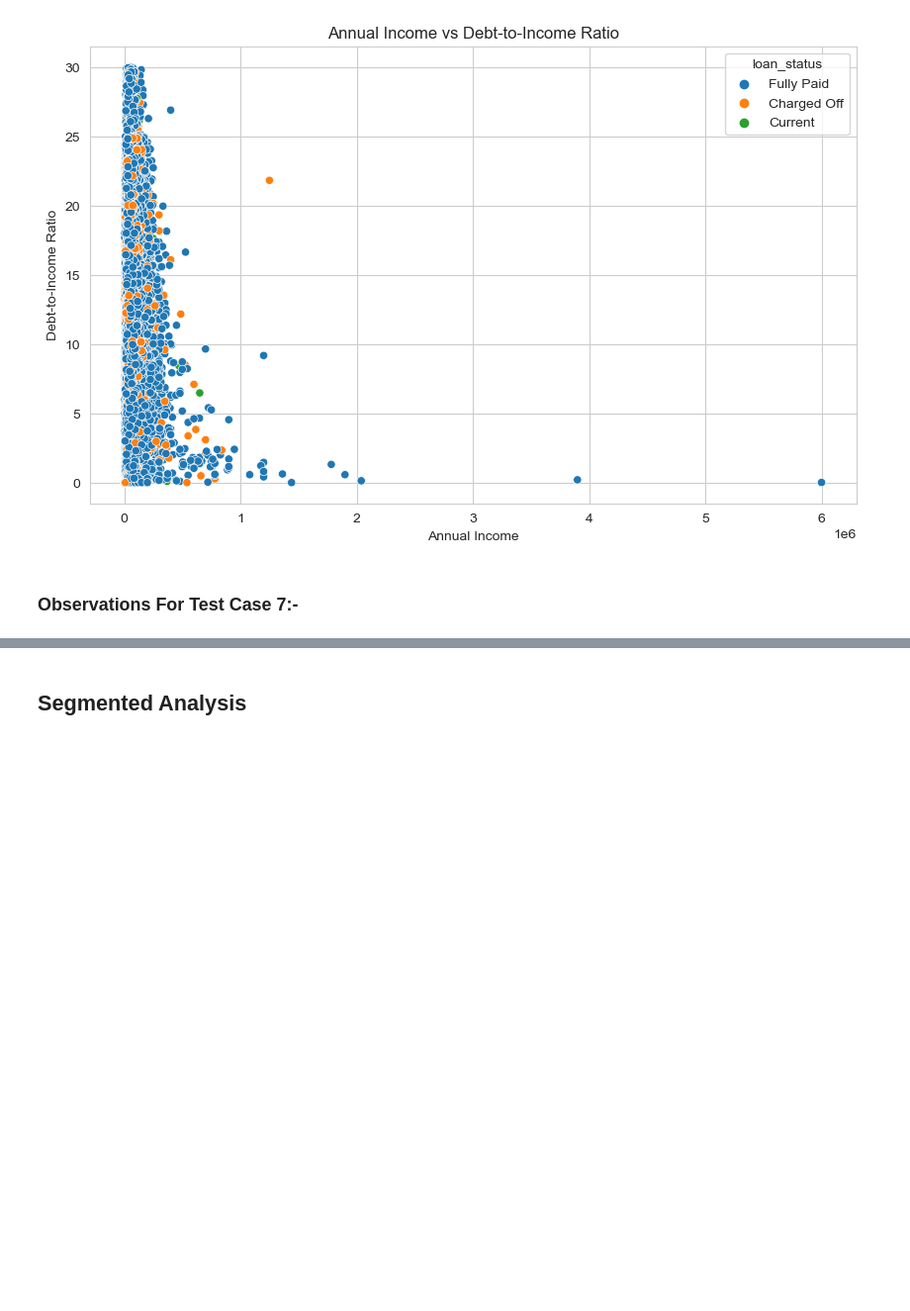
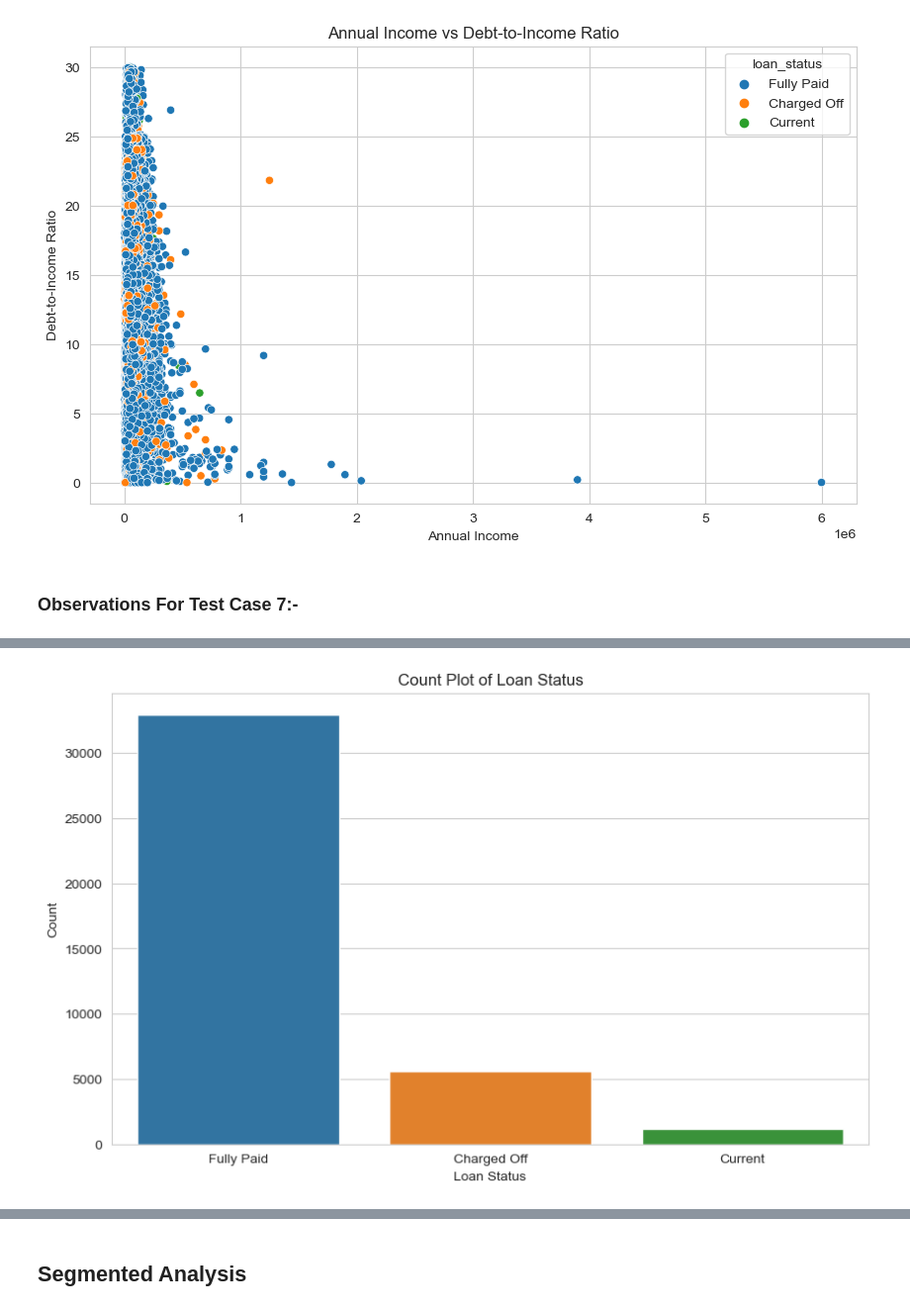
Before and after one commit to nikdev001/Upgrad-Lending-Club-Case-Study, a Jupyter notebook: Nikhil-Nishant.ipynb, the cells around one changed output, grey strips where cells are left out. Shown at 99% size. Saved outputs shown, nothing was run; the diff lists cells and outputs as text; code cells hidden in the pictures; blank space fills up the shorter version.

```diff
--- a/Nikhil-Nishant.ipynb
+++ b/Nikhil-Nishant.ipynb
@@ -300,0 +338,10 @@ Loan Status: Charged-off loans are more frequent among borrowers with higher DTI
+# %%
+ # Test Case 9: Count Plot of Loan Status
+plt.figure(figsize=(10, 6))
+sns.countplot(data=loan_data_cleaned, x='loan_status')
+plt.title('Count Plot of Loan Status')
+plt.xlabel('Loan Status')
+plt.ylabel('Count')
+plt.show()
+# %% [output]
+[figure, added]
```
Also changed, not shown: parts of 19 cells of this notebook.
